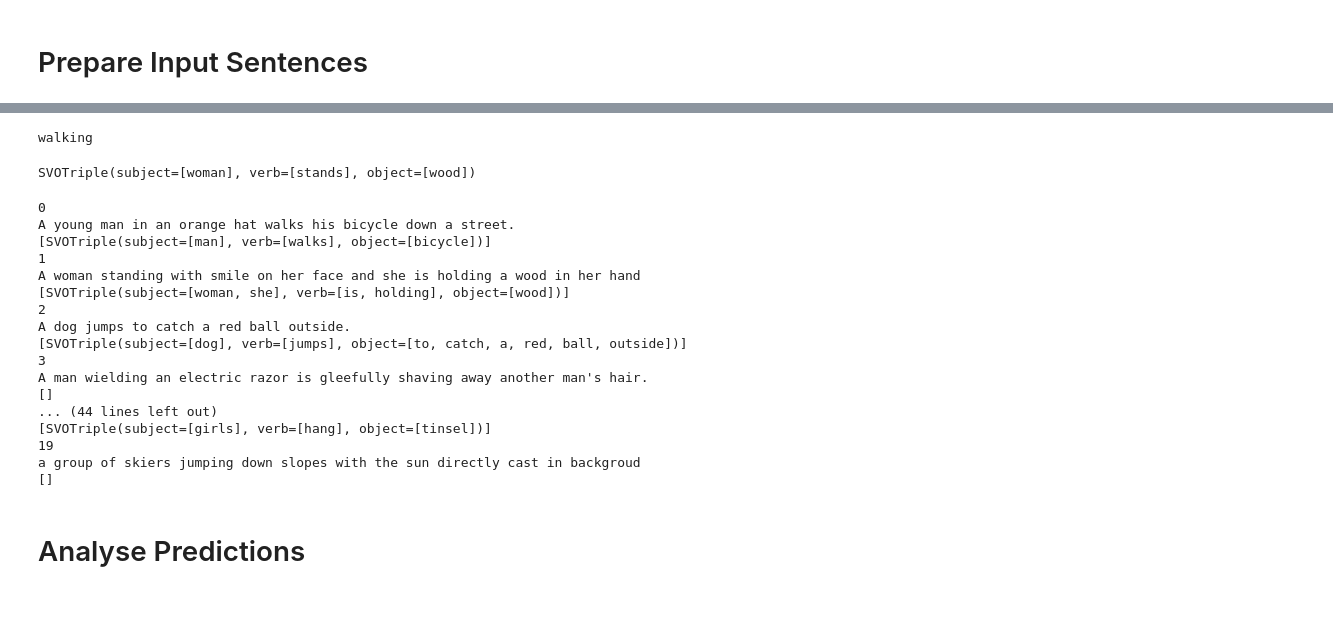
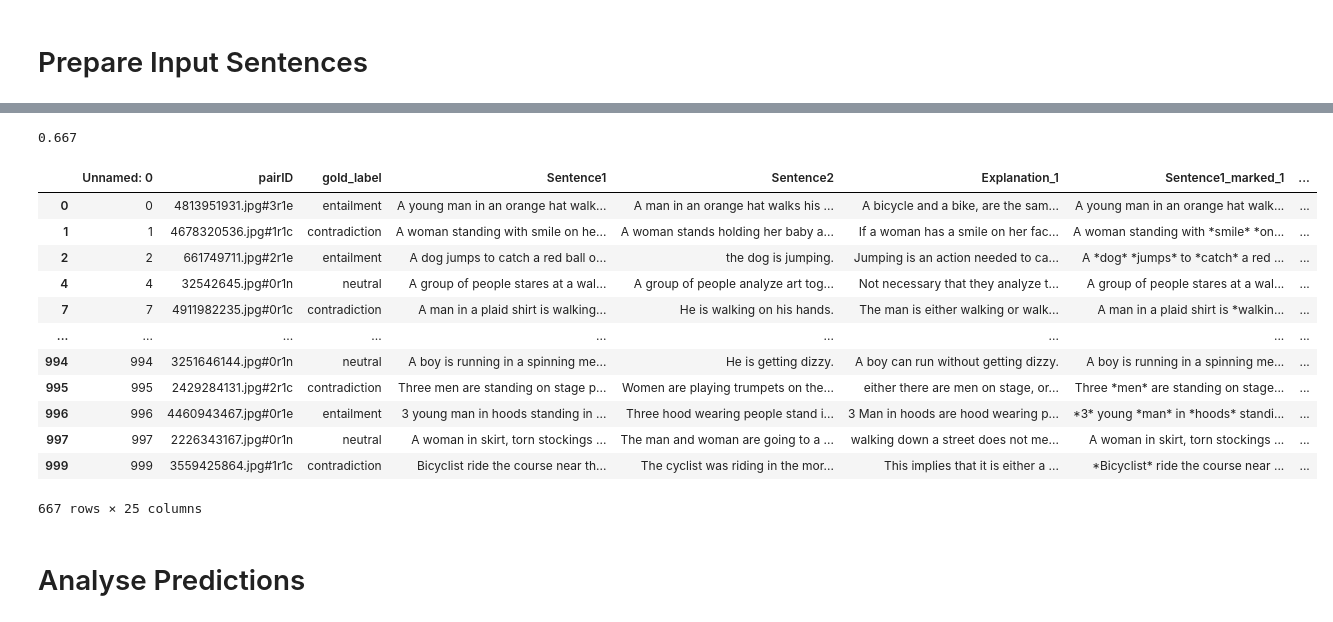
Before and after one commit to Marbr987/732A81-Text_Mining, a Jupyter notebook: notebooks/analyse_predictions.ipynb, the cells around one changed output, grey strips where cells are left out. Drawn from its saved outputs; the diff is of its cells as text; code cells hidden in the pictures.

```diff
--- a/notebooks/analyse_predictions.ipynb
+++ b/notebooks/analyse_predictions.ipynb
@@ -154,41 +121,26 @@ gpt_pred[["S1_SVO", "S2_SVO", "Sentence1", "Sentence2"]]
-# %%
-nlp("A man in a plaid shirt is walking on a street where there are advertisements in Chinese.")[1].head
-# %% [output]
-walking
-# %%
-list(textacy.extract.subject_verb_object_triples(nlp("A woman stands with a smile on her face and a girl is holding a wood in her hand.")))[0]
-# %% [output]
-SVOTriple(subject=[woman], verb=[stands], object=[wood])
-# %%
-
-def extract_SVO(text):
-    tuples = textacy.extract.subject_verb_object_triples(text)
-    tuples_to_list = list(tuples)
-    return tuples_to_list
-
-for i in range(20):
-    print(i)
-    test = nlp(gpt_pred.Sentence1.iloc[i])
-    print(test)
-    print(extract_SVO(test))
-# %% [output]
-0
-A young man in an orange hat walks his bicycle down a street.
-[SVOTriple(subject=[man], verb=[walks], object=[bicycle])]
-1
-A woman standing with smile on her face and she is holding a wood in her hand
-[SVOTriple(subject=[woman, she], verb=[is, holding], object=[wood])]
-2
-A dog jumps to catch a red ball outside.
-[SVOTriple(subject=[dog], verb=[jumps], object=[to, catch, a, red, ball, outside])]
-3
-A man wielding an electric razor is gleefully shaving away another man's hair.
-[]
-... (44 lines left out)
-[SVOTriple(subject=[girls], verb=[hang], object=[tinsel])]
-19
-a group of skiers jumping down slopes with the sun directly cast in backgroud
-[]
+# %%
+has_svo_structure = [not (gpt_pred["S1_SVO"].iloc[i] == list() or gpt_pred["S2_SVO"].iloc[i] == list()) for i in range(gpt_pred.shape[0])]
+gpt_pred_svo = gpt_pred[has_svo_structure]
+# %%
+np.mean(has_svo_structure)
+# %% [output]
+0.667
+# %%
+gpt_pred_svo
+# %% [output]
+|  | Unnamed: 0 | pairID | gold_label | Sentence1 | Sentence2 | Explanation_1 | Sentence1_marked_1 | ... |
+| 0 | 0 | 4813951931.jpg#3r1e | entailment | A young man in an orange hat walk... | A man in an orange hat walks his ... | A bicycle and a bike, are the sam... | A young man in an orange hat walk... | ... |
+| 1 | 1 | 4678320536.jpg#1r1c | contradiction | A woman standing with smile on he... | A woman stands holding her baby a... | If a woman has a smile on her fac... | A woman standing with *smile* *on... | ... |
+| 2 | 2 | 661749711.jpg#2r1e | entailment | A dog jumps to catch a red ball o... | the dog is jumping. | Jumping is an action needed to ca... | A *dog* *jumps* to *catch* a red ... | ... |
+| 4 | 4 | 32542645.jpg#0r1n | neutral | A group of people stares at a wal... | A group of people analyze art tog... | Not necessary that they analyze t... | A group of people stares at a wal... | ... |
+| 7 | 7 | 4911982235.jpg#0r1c | contradiction | A man in a plaid shirt is walking... | He is walking on his hands. | The man is either walking or walk... | A man in a plaid shirt is *walkin... | ... |
+| ... | ... | ... | ... | ... | ... | ... | ... | ... |
+| 994 | 994 | 3251646144.jpg#0r1n | neutral | A boy is running in a spinning me... | He is getting dizzy. | A boy can run without getting dizzy. | A boy is running in a spinning me... | ... |
+| 995 | 995 | 2429284131.jpg#2r1c | contradiction | Three men are standing on stage p... | Women are playing trumpets on the... | either there are men on stage, or... | Three *men* are standing on stage... | ... |
+| 996 | 996 | 4460943467.jpg#0r1e | entailment | 3 young man in hoods standing in ... | Three hood wearing people stand i... | 3 Man in hoods are hood wearing p... | *3* young *man* in *hoods* standi... | ... |
+| 997 | 997 | 2226343167.jpg#0r1n | neutral | A woman in skirt, torn stockings ... | The man and woman are going to a ... | walking down a street does not me... | A woman in skirt, torn stockings ... | ... |
+| 999 | 999 | 3559425864.jpg#1r1c | contradiction | Bicyclist ride the course near th... | The cyclist was riding in the mor... | This implies that it is either a ... | *Bicyclist* ride the course near ... | ... |
+667 rows × 25 columns
 # %% [markdown]
 # Analyse Predictions
 # %%
```
Also changed, not shown: parts of 29 cells of this notebook.
